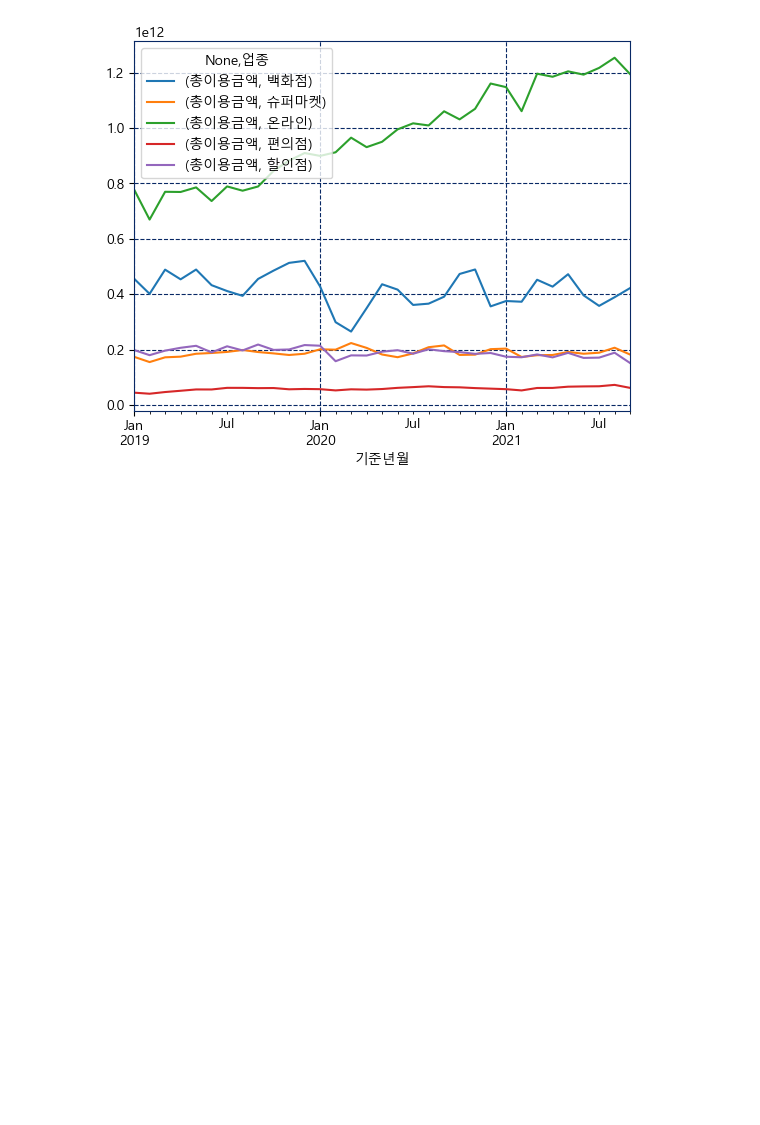
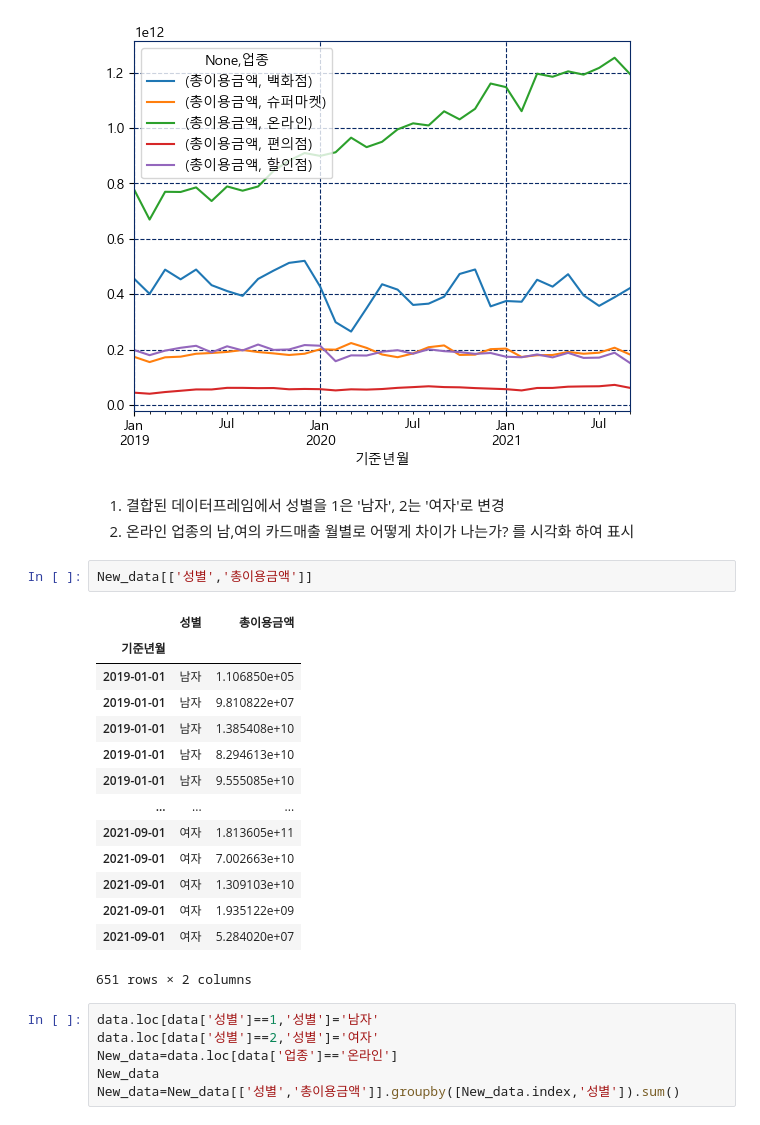
Before and after one commit to youngsang114/python-work, a Jupyter notebook: 230425/18_matplotlib.ipynb, the cells around one changed output. Cells and saved outputs as stored; diff of their text form; blank space fills up the shorter version.

```diff
--- a/230425/18_matplotlib.ipynb
+++ b/230425/18_matplotlib.ipynb
@@ -353,3 +353,29 @@ group_data2.unstack().plot()
 # %% [output]
 <Axes: xlabel='기준년월'>
 [figure]
+# %% [markdown]
+1. 결합된 데이터프레임에서 성별을 1은 '남자', 2는 '여자'로 변경
+2. 온라인 업종의 남,여의 카드매출 월별로 어떻게 차이가 나는가? 를 시각화 하여 표시
+# %%
+New_data[['성별','총이용금액']]
+# %% [output]
+|  | 성별 | 총이용금액 |
+| 기준년월 |  |  |
+| 2019-01-01 | 남자 | 1.106850e+05 |
+| 2019-01-01 | 남자 | 9.810822e+07 |
+| 2019-01-01 | 남자 | 1.385408e+10 |
+| 2019-01-01 | 남자 | 8.294613e+10 |
+| 2019-01-01 | 남자 | 9.555085e+10 |
+| ... | ... | ... |
+| 2021-09-01 | 여자 | 1.813605e+11 |
+| 2021-09-01 | 여자 | 7.002663e+10 |
+| 2021-09-01 | 여자 | 1.309103e+10 |
+| 2021-09-01 | 여자 | 1.935122e+09 |
+| 2021-09-01 | 여자 | 5.284020e+07 |
+651 rows × 2 columns
+# %%
+data.loc[data['성별']==1,'성별']='남자'
+data.loc[data['성별']==2,'성별']='여자'
+New_data=data.loc[data['업종']=='온라인']
+New_data
+New_data=New_data[['성별','총이용금액']].groupby([New_data.index,'성별']).sum()
```
Also changed, not shown: parts of 11 cells of this notebook, 1 other file.
